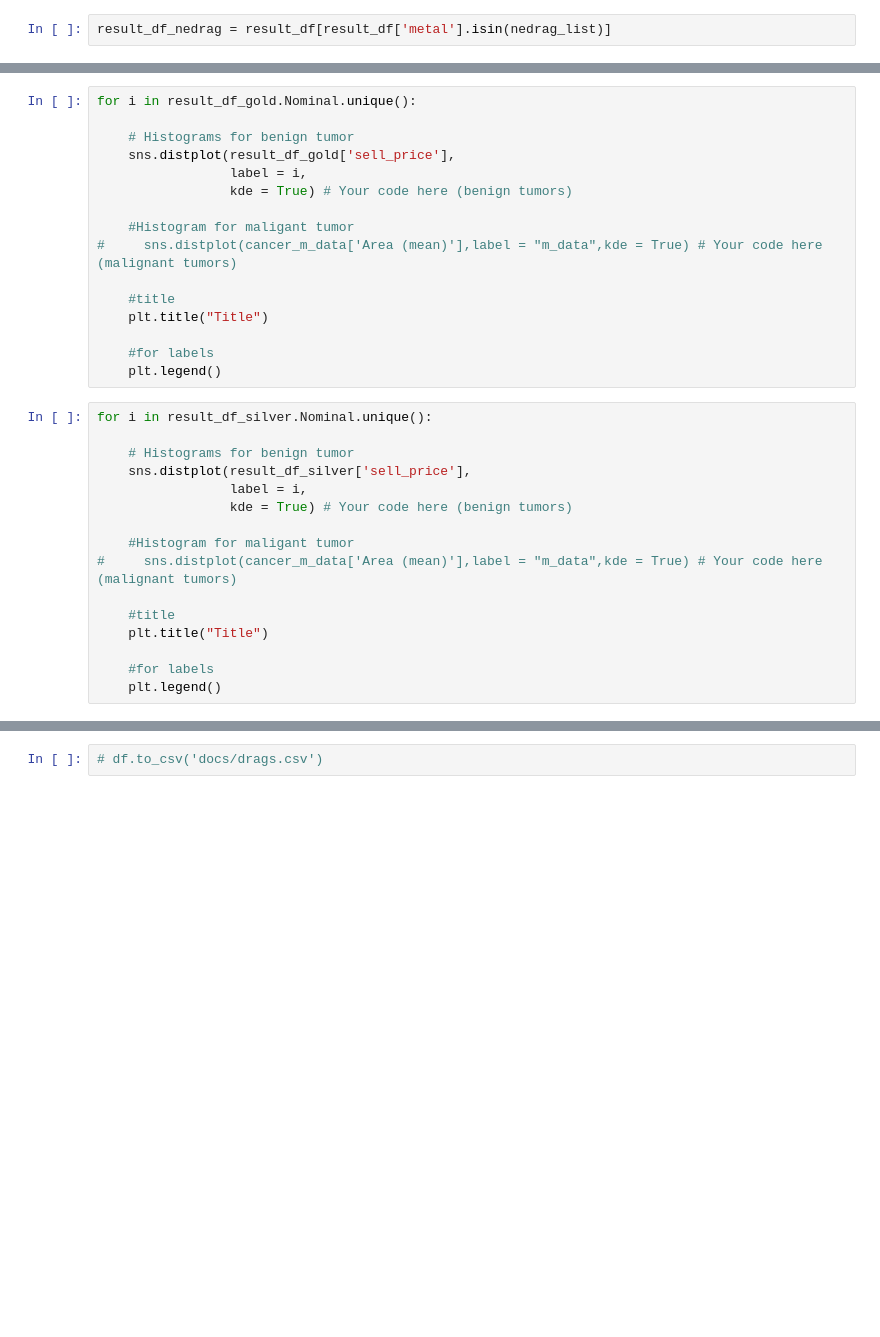
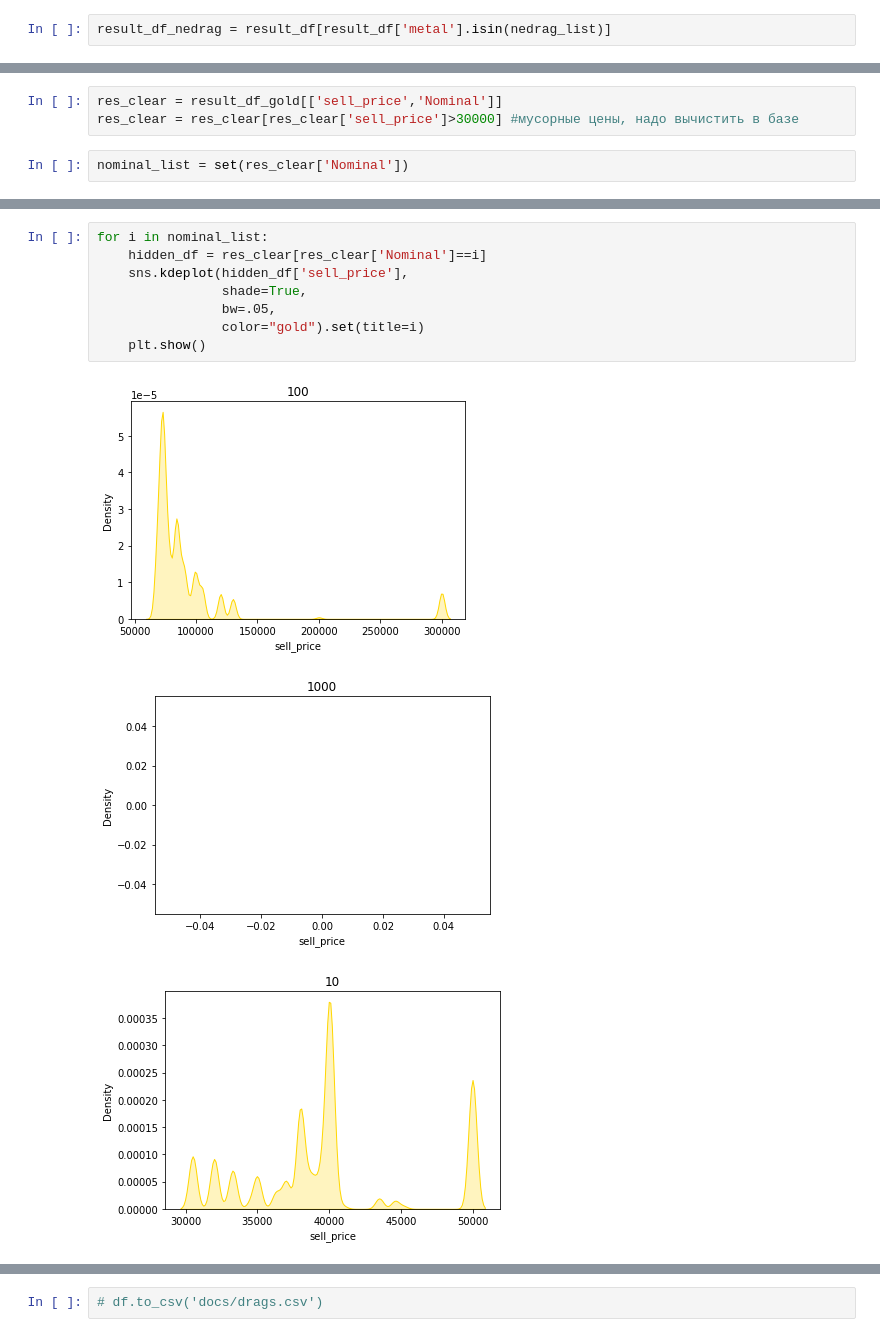
Before and after one commit to ilyinss/cbr_metall_analytics, a Jupyter notebook: decomp_metall_time_series.ipynb, the cells around one changed output, grey strips where cells are left out. Cells and saved outputs as stored; diff of their text form; blank space fills up the shorter version.

```diff
--- a/decomp_metall_time_series.ipynb
+++ b/decomp_metall_time_series.ipynb
@@ -695,32 +678,0 @@ sns.displot(result_df_gold,
-# %%
-for i in result_df_gold.Nominal.unique():
-
-    # Histograms for benign tumor
-    sns.distplot(result_df_gold['sell_price'],
-                 label = i,
-                 kde = True) # Your code here (benign tumors)
-
-    #Histogram for maligant tumor
-#     sns.distplot(cancer_m_data['Area (mean)'],label = "m_data",kde = True) # Your code here (malignant tumors)
-
-    #title
-    plt.title("Title")
-
-    #for labels
-    plt.legend()
-# %%
-for i in result_df_silver.Nominal.unique():
-
-    # Histograms for benign tumor
-    sns.distplot(result_df_silver['sell_price'],
-                 label = i,
-                 kde = True) # Your code here (benign tumors)
-
-    #Histogram for maligant tumor
-#     sns.distplot(cancer_m_data['Area (mean)'],label = "m_data",kde = True) # Your code here (malignant tumors)
-
-    #title
-    plt.title("Title")
-
-    #for labels
-    plt.legend()
@@ -726,0 +688,5 @@ for i in result_df_silver.Nominal.unique():
+# %%
+res_clear = result_df_gold[['sell_price','Nominal']]
+res_clear = res_clear[res_clear['sell_price']>30000] #мусорные цены, надо вычистить в базе
+# %%
+nominal_list = set(res_clear['Nominal'])
@@ -726,0 +697,12 @@ for i in result_df_silver.Nominal.unique():
+# %%
+for i in nominal_list:
+    hidden_df = res_clear[res_clear['Nominal']==i]
+    sns.kdeplot(hidden_df['sell_price'],
+                shade=True,
+                bw=.05,
+                color="gold").set(title=i)
+    plt.show()
+# %% [output]
+[figure, added]
+[figure, added]
+[figure, added]
```
Also changed, not shown: parts of 12 cells of this notebook.
